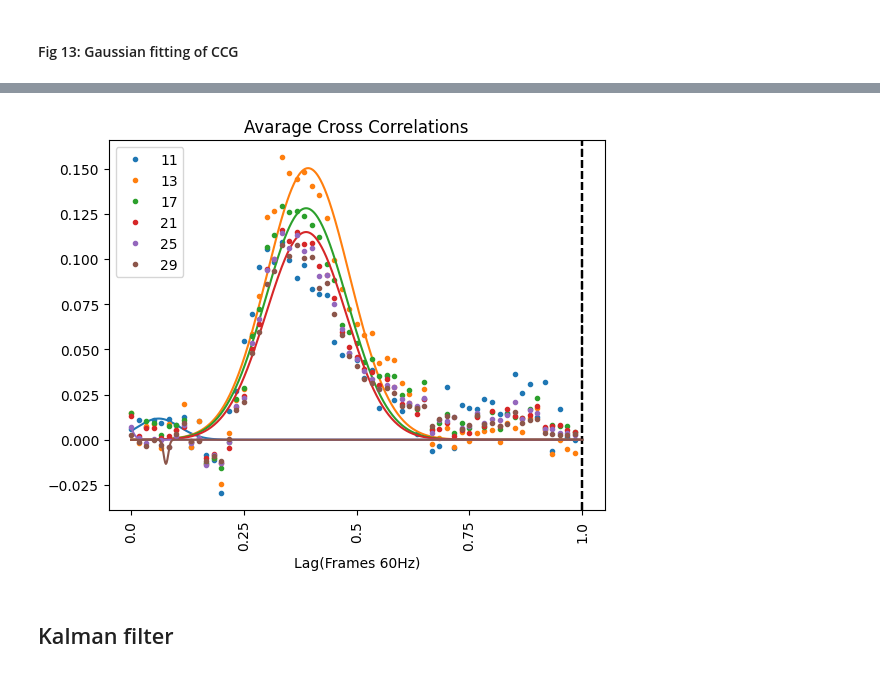
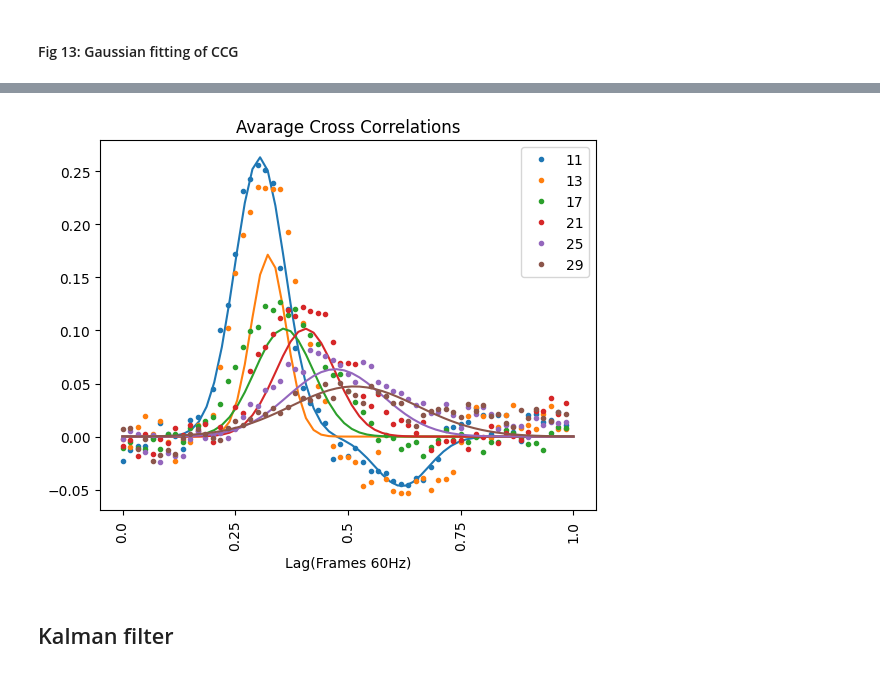
Before and after one commit to omeryildiran/Guido-Pascal-Omer-continuous-psychophysics, a Jupyter notebook: analysis_primier.ipynb, the cells around one changed output, grey strips where cells are left out. Saved outputs shown, nothing was run; the diff lists cells and outputs as text; code cells hidden in the pictures.

Commit message:
gaussian fit for ccgs

```diff
--- a/analysis_primier.ipynb
+++ b/analysis_primier.ipynb
@@ -280,21 +290,2 @@ for i,bw in enumerate(blob_widths):
 # %% [markdown]
 #### Fig 13: Gaussian fitting of CCG
-# %%
-ccg=ccg_blob_mean[1]
-len(ccg[len_trial:len_trial+steps])
-# fit the ccg data with Gaussian
-from scipy.optimize import curve_fit
-def gaussian(x, alpha, beta, sigma):
-    return alpha*np.exp(-(x-beta)**2/(2*sigma**2))
-#xdata = np.linspace(0, 10, 100)
-#ydata = gaussian(xdata, 3.5, 5.5, 1.3) + np.random.normal()
-xdata=np.linspace(0, steps, steps)
-ydata=ccg[len_trial:len_trial+steps]
-popt, pcov = curve_fit(gaussian, xdata, ydata)
-xFit=np.linspace(0, steps, steps*10)
-plt.plot(xdata, ydata, 'b+:', label='data')
-plt.plot(xFit, gaussian(xFit, *popt), label='fit')
-plt.legend()
-plt.title('Gaussian Fit')
-plt.xlabel('Lag(Frames 60Hz)')
-plt.ylabel('Cross Correlation')
@@ -304,46 +343,50 @@ Text(0, 0.5, 'Cross Correlation')
 # %%
 colors = ["#1f77b4", "#ff7f0e", "#2ca02c", "#d62728", "#9467bd", "#8c564b"]
 # plot avarage cross correlation for trials with the same sigma value
 for i,bw in enumerate(blob_widths):
 # plot corss-correlation for a single trial
    color=np.random.rand(3,)   #random color selector
 
    len_trial=len(trialDictSorted[0][1]['target'])
    frameRate=60
    time_lag=1 # seconds
    steps=int(frameRate*time_lag)
    # set CCG
    ccg=ccg_blob_mean[i]
+   mid_point = len(ccg) // 2
    # calculate highest correlation
-   max_corr=np.max(ccg[len_trial:len_trial+steps])
-   max_corr_index=np.argmax(ccg[len_trial:len_trial+steps])
+   max_corr=np.max(ccg[mid_point:mid_point+steps])
+   max_corr_index=np.argmax(ccg[mid_point:mid_point+steps])
    # color based on bw
-   xdata=np.linspace(0, steps, steps)
-   ydata=ccg[len_trial:len_trial+steps]
-   plt.plot(ccg[len_trial:len_trial+steps],'o', label=bw, markersize=3, color=colors[i])
+   xdata= np.linspace(0, len(ydata), len(ydata))
+   ydata=ccg[mid_point:mid_point+steps]
+   plt.plot(ccg[mid_point:mid_point+steps],'o', label=bw, markersize=3, color=colors[i])
    plt.legend()
    # set x axis ticks from 0 to 60 with ticks at every 20 units
    x=np.linspace(0, frameRate*time_lag, 5)
    labels=np.linspace(0, time_lag, len(x))
    plt.xticks(x, labels, rotation='vertical')
-   #plot a vertical line at lag=0
-   plt.axvline(time_lag*frameRate, color='black', linestyle='--')
+   plt.title('Avarage Cross Correlations')
+
    # calculate highest correlation
-   max_corr=np.max(ccg[len_trial-steps:len_trial+steps])
-   max_corr_index=np.argmax(ccg[len_trial-steps:len_trial+steps])
-   plt.title('Avarage Cross Correlations')
-   # Gaıssian fit
-   xdata=np.linspace(0, steps, steps)
-   ydata=ccg[len_trial:len_trial+steps]
-   popt, pcov = curve_fit(gaussian, xdata, ydata)
-   xFit=np.linspace(0, steps, steps*10)
-   plt.plot(xFit, gaussian(xFit, *popt),color=colors[i])
+   max_corr=np.max(ccg[mid_point-steps:mid_point+steps])
+   max_corr_index=np.argmax(ccg[mid_point-steps:mid_point+steps])
+   """ Gaussian fit """
+   ydata=ccg[mid_point:mid_point+steps]
+   if i==0:
+      popt, pcov = curve_fit(double_gaussian, xdata, ydata, )
+      yfit=double_gaussian(xdata, *popt)
 
+   else:
+      ydata=np.exp(ydata)
+      popt, pcov = curve_fit(gaussian, xdata, ydata)
+      yfit=gaussian(xdata, *popt)
+   plt.plot(xdata, yfit,color=colors[i])
 
    plt.xlabel('Lag(Frames 60Hz)')
    #plt.show()
 # %% [output]
-[figure, old version]
+[figure, new version]
 # %% [markdown]
 ## Kalman filter
 # %%
```
Also changed, not shown: parts of 23 cells of this notebook.
